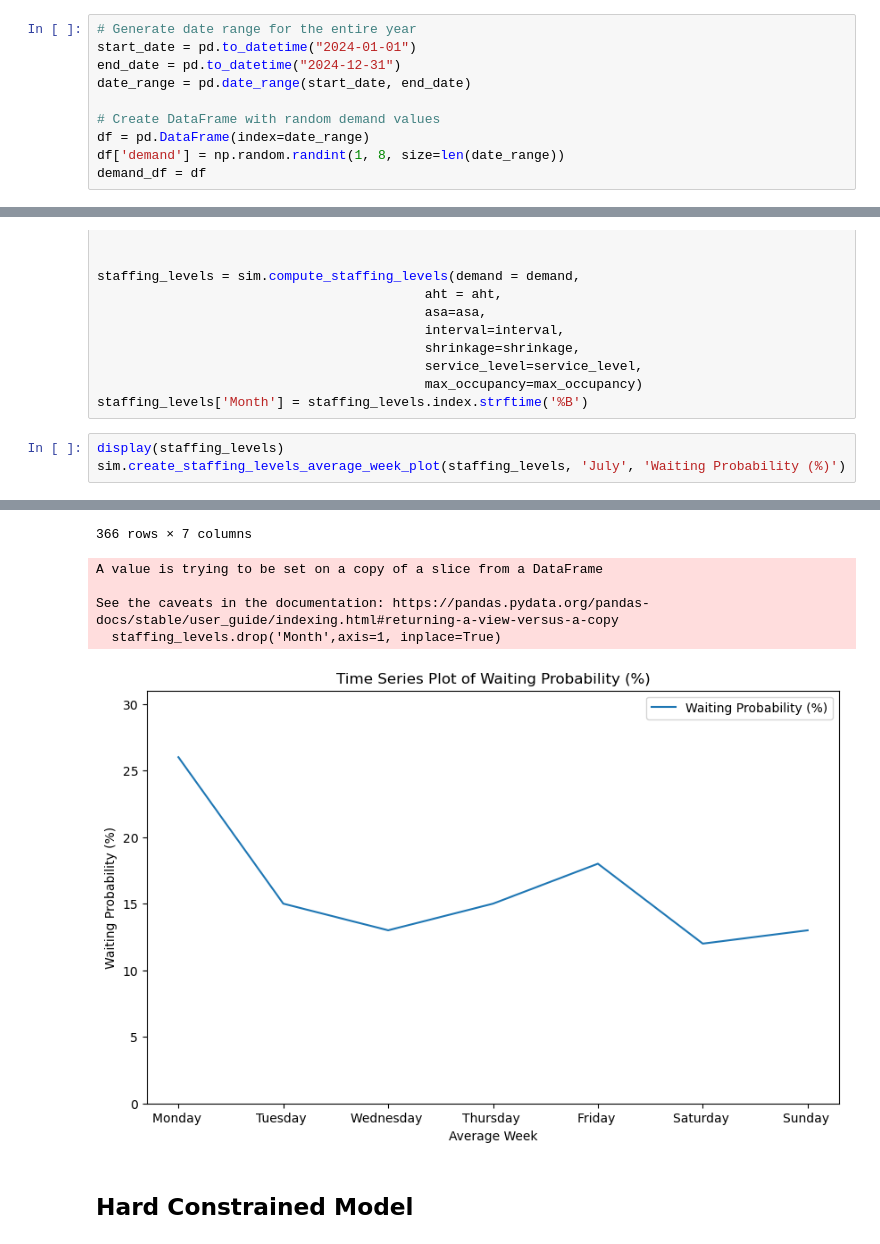
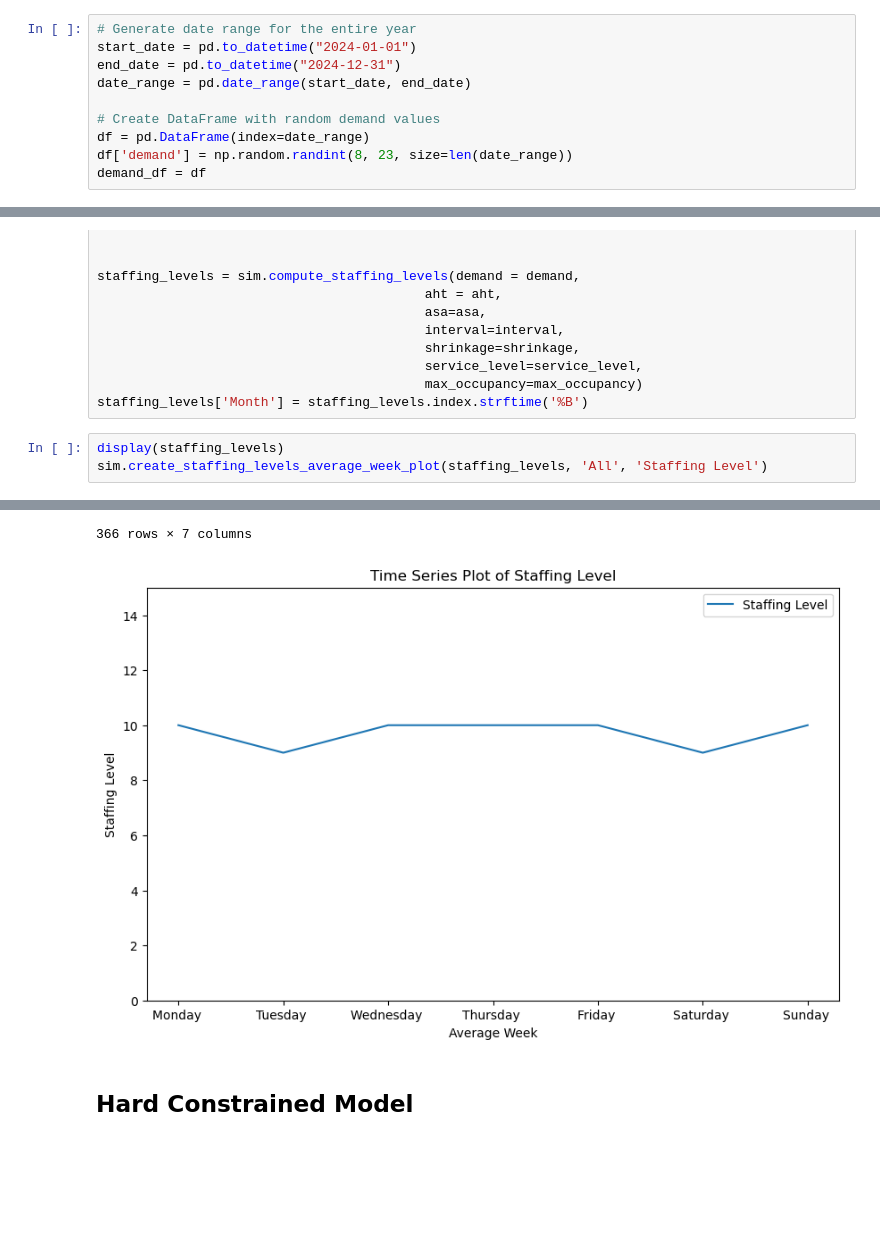
Before and after one commit to JoachimSvensson/HealthSector, a Jupyter notebook: FinalSchedules.ipynb, the cells around one changed output, grey strips where cells are left out. Cells and saved outputs as stored; diff of their text form; blank space fills up the shorter version.

```diff
--- a/FinalSchedules.ipynb
+++ b/FinalSchedules.ipynb
@@ -310,7 +310,7 @@ date_range = pd.date_range(start_date, end_date)
 
 # Create DataFrame with random demand values
 df = pd.DataFrame(index=date_range)
-df['demand'] = np.random.randint(1, 8, size=len(date_range))
+df['demand'] = np.random.randint(8, 23, size=len(date_range))
 demand_df = df
 # %%
 # DEFAULT SCENARIO PARAMETERS - OK
@@ -340,6 +340,6 @@ staffing_levels = sim.compute_staffing_levels(demand = demand,
 staffing_levels['Month'] = staffing_levels.index.strftime('%B')
 # %%
 display(staffing_levels)
-sim.create_staffing_levels_average_week_plot(staffing_levels, 'July', 'Waiting Probability (%)')
+sim.create_staffing_levels_average_week_plot(staffing_levels, 'All', 'Staffing Level')
 # %% [output]
 |  | Number of surgeries | Raw Staffing Level | Staffing Level | Service Level (%) | Occupancy (%) | ... |
@@ -357,9 +357,5 @@ sim.create_staffing_levels_average_week_plot(staffing_levels, 'July', 'Waiting P
 366 rows × 7 columns
-A value is trying to be set on a copy of a slice from a DataFrame
-
-See the caveats in the documentation: https://pandas.pydata.org/pandas-docs/stable/user_guide/indexing.html#returning-a-view-versus-a-copy
-  staffing_levels.drop('Month',axis=1, inplace=True)
-[figure, old version]
+[figure, new version]
 # %% [markdown]
 ## Hard Constrained Model
 # %%
```
Also changed, not shown: parts of 4 cells of this notebook, 1 other file.
